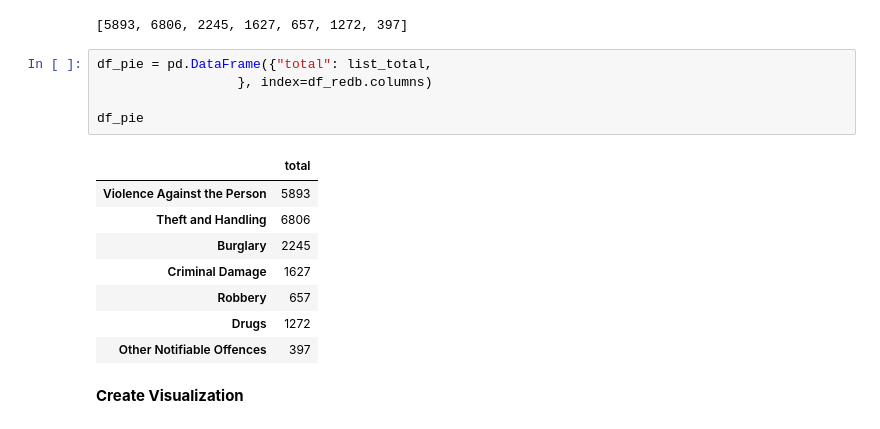
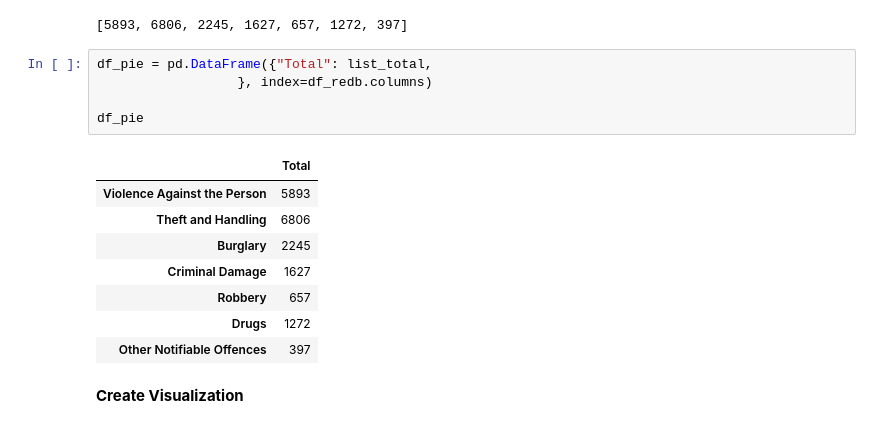
Before and after one commit to naufalafif76/H8_Python, a Jupyter notebook: assignment/assignment-1/PYTN_Assgn_1_3_Naufal Afif S.ipynb, the cells around one changed output. Cells and saved outputs as stored; diff of their text form.

```diff
--- a/assignment/assignment-1/PYTN_Assgn_1_3_Naufal Afif S.ipynb
+++ b/assignment/assignment-1/PYTN_Assgn_1_3_Naufal Afif S.ipynb
@@ -270,12 +272,12 @@ print(list_total)
 # %% [output]
 [5893, 6806, 2245, 1627, 657, 1272, 397]
 # %%
-df_pie = pd.DataFrame({"total": list_total,
+df_pie = pd.DataFrame({"Total": list_total,
                   }, index=df_redb.columns)
 
 df_pie
 # %% [output]
-|  | total |
+|  | Total |
 | Violence Against the Person | 5893 |
 | Theft and Handling | 6806 |
 | Burglary | 2245 |
```
Also changed, not shown: parts of 10 cells of this notebook.
